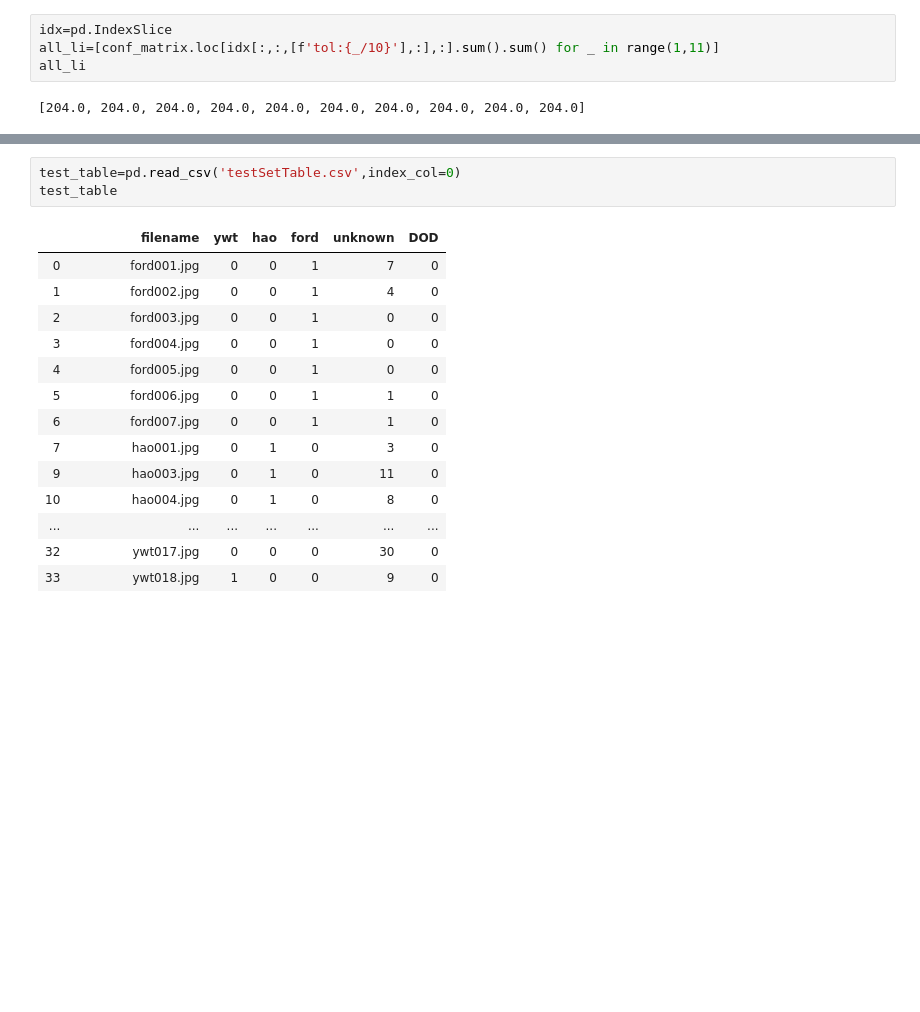
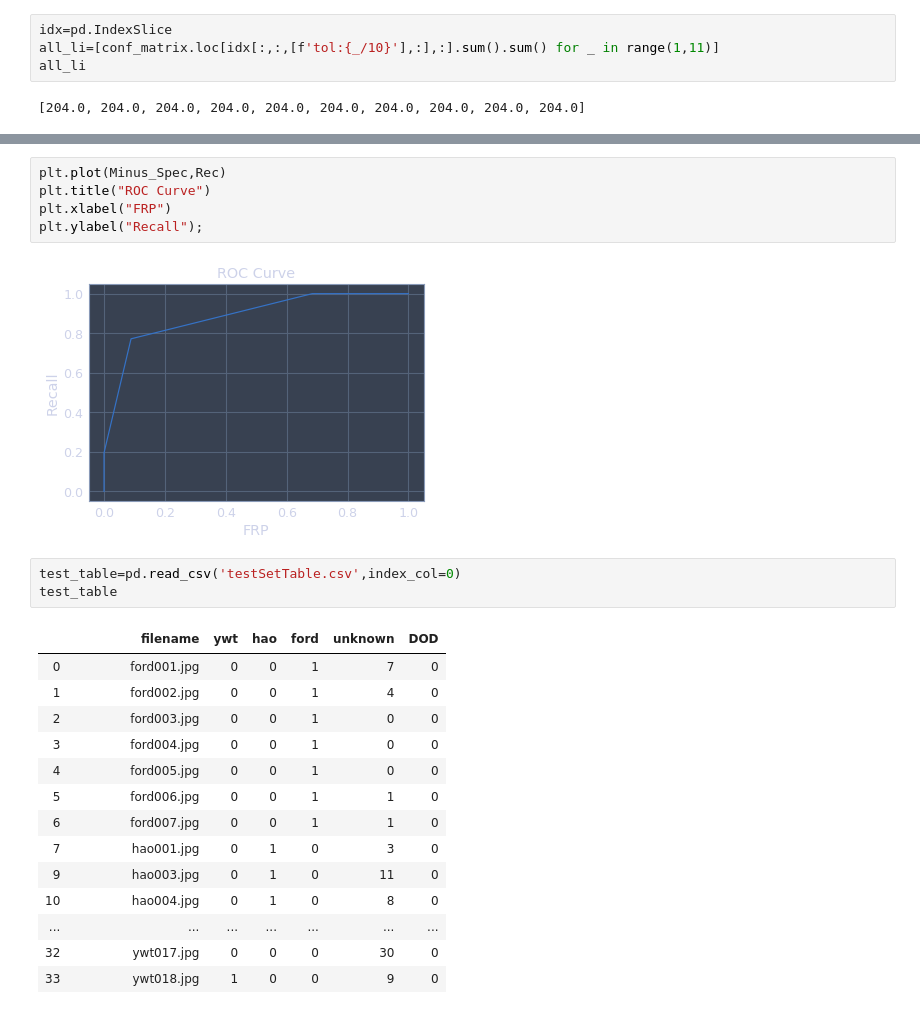
Before and after one commit to SixtantAIEN06/dlib, a Jupyter notebook: examples/exampleSet/test.ipynb, the cells around one changed output, grey strips where cells are left out. Drawn from its saved outputs; the diff is of its cells as text; blank space fills up the shorter version.

```diff
--- a/examples/exampleSet/test.ipynb
+++ b/examples/exampleSet/test.ipynb
@@ -55,3 +65,10 @@ Recall : [0.0, 0.0, 0.19444444444444445, 0.7714285714285715, 1.0, 1.0, 1.0, 1.0,
+# %%
+plt.plot(Minus_Spec,Rec)
+plt.title("ROC Curve")
+plt.xlabel("FRP")
+plt.ylabel("Recall");
+# %% [output]
+[figure, added]
 # %%
 test_table=pd.read_csv('testSetTable.csv',index_col=0)
 test_table
```
Also changed, not shown: parts of 5 cells of this notebook, 2 other files.
